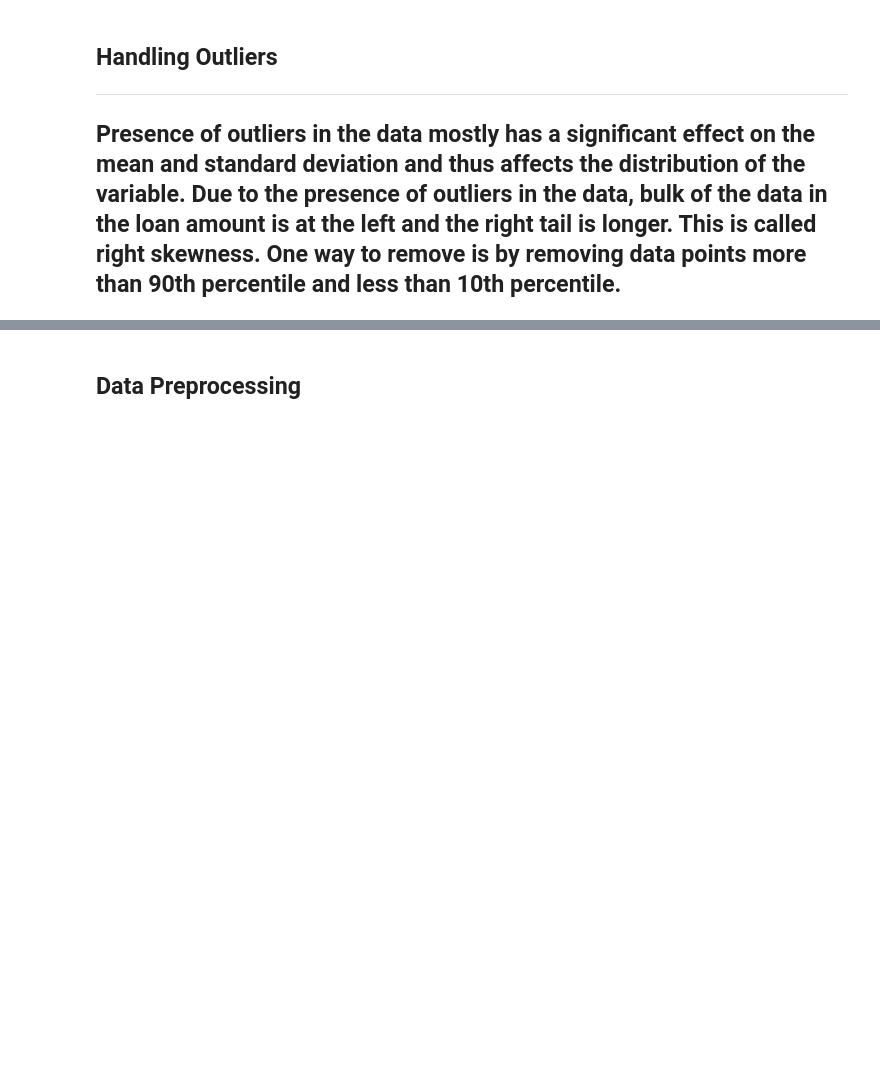
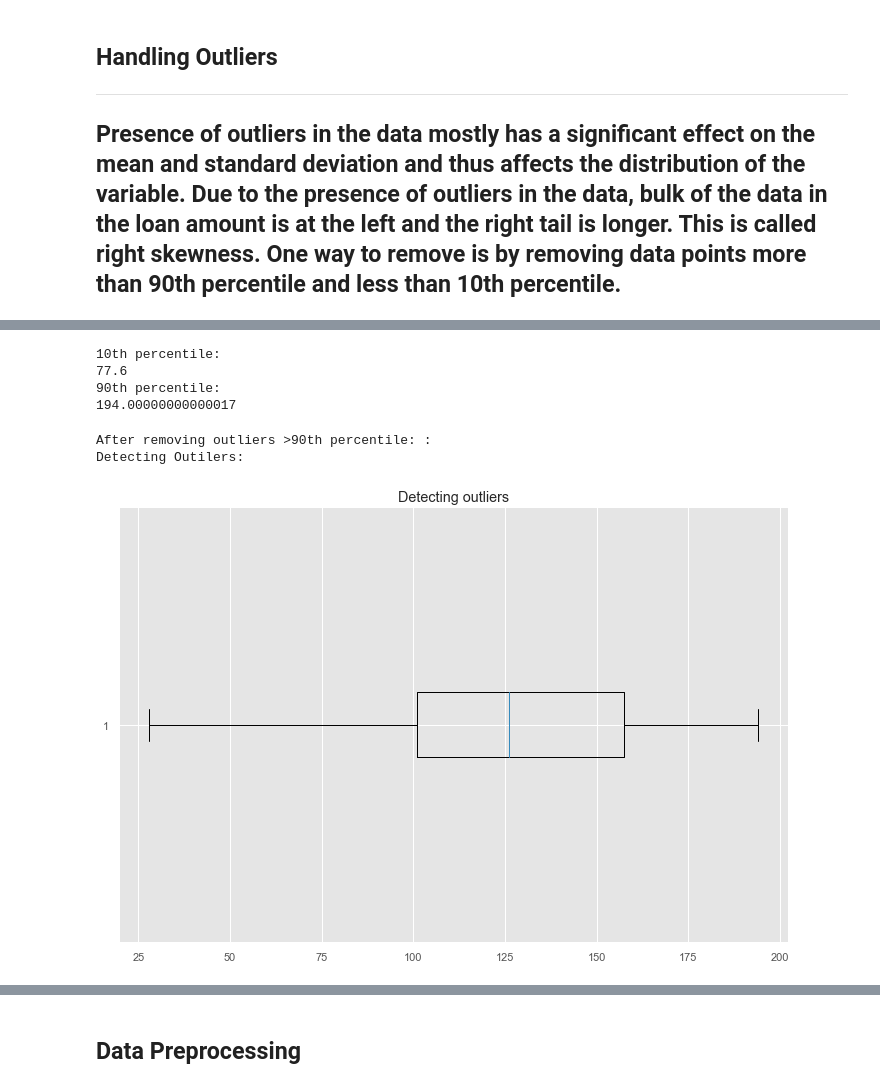
Before and after one commit to karan842/finohub, a Jupyter notebook: Loan-status-prediction.ipynb, the cells around one changed output, grey strips where cells are left out. Saved outputs shown, nothing was run; the diff lists cells and outputs as text; code cells hidden in the pictures; blank space fills up the shorter version.

```diff
--- a/Loan-status-prediction.ipynb
+++ b/Loan-status-prediction.ipynb
@@ -891 +919,21 @@ data['LoanAmount'].hist(bins=30, color='purple',alpha=0.3)
+# %%
+# Similar for test dataset
+print("10th percentile: ")
+print(test_data['LoanAmount'].quantile(0.10))
+print("90th percentile: ")
+print(test_data['LoanAmount'].quantile(0.90))
+# %% [output]
+10th percentile:
+77.6
+90th percentile:
+194.00000000000017
+# %%
+test_data['LoanAmount'] = np.where(test_data['LoanAmount']>194.0, 194.0, test_data['LoanAmount'])
+
+print("After removing outliers >90th percentile: :")
+box_plot(test_data['LoanAmount'])
+# %% [output]
+After removing outliers >90th percentile: :
+Detecting Outilers:
+[figure, added]
 # %%
```
Also changed, not shown: parts of 14 cells of this notebook, 5 other files.
